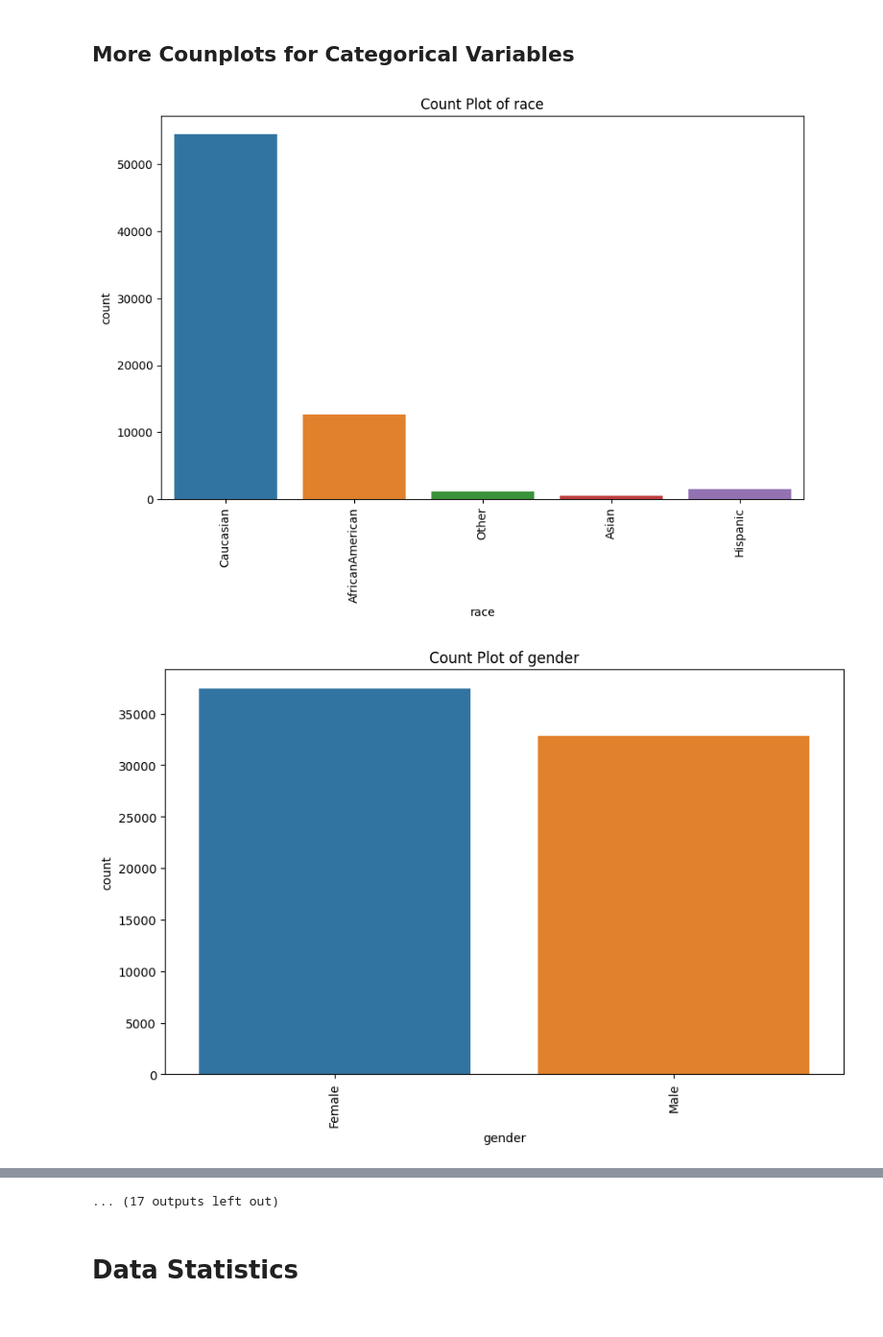
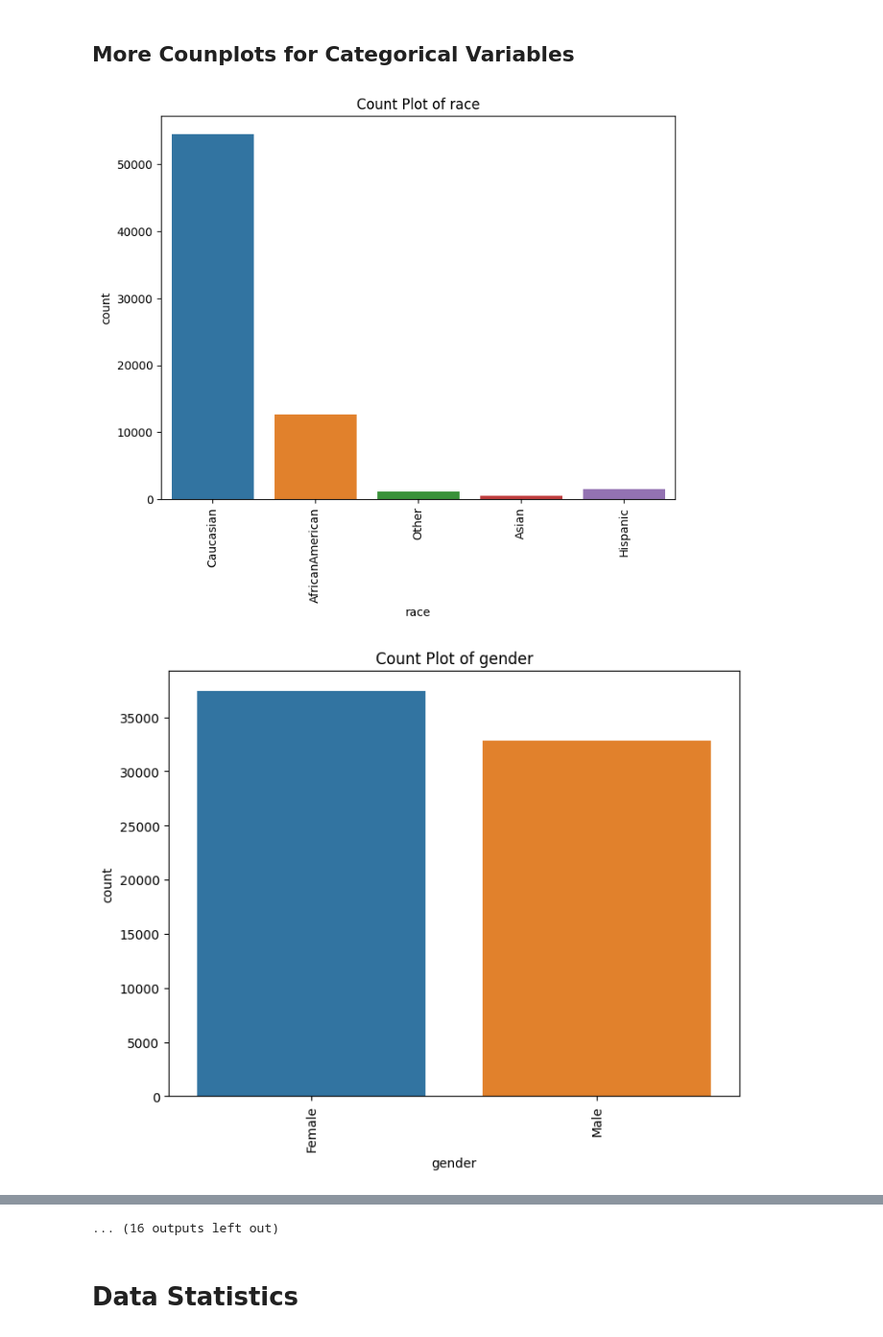
Before and after one commit to Mr-Chang95/Hospital-Readmittance-Classification, a Jupyter notebook: CaseStudy.ipynb, the cells around one changed output, grey strips where cells are left out. Shown at 96% size. Cells and saved outputs as stored; diff of their text form; code cells hidden in the pictures.

Commit message:
Improve plots and add comments

```diff
--- a/CaseStudy.ipynb
+++ b/CaseStudy.ipynb
@@ -540,13 +540,13 @@ Other                 219            143       5    746           42
 # %%
 categorical_vars = df.select_dtypes(include=['object', 'category']).columns
 
 # Create count plots for each categorical variable
 for var in categorical_vars:
-    plt.figure(figsize=(10, 6))  # Adjust the figure size as needed
+    plt.figure(figsize=(8, 6))  # Adjust the figure size as needed
     sns.countplot(x=var, data=df)
     plt.title(f'Count Plot of {var}')
     plt.xticks(rotation=90)  # Rotate x-axis labels for better readability
     plt.show()
 # %% [output]
-[figure, old version]
+[figure, new version]
-[figure, old version]
+[figure, new version]
@@ -563,4 +563,4 @@ for var in categorical_vars:
-... (17 outputs left out)
+... (16 outputs left out)
 # %% [markdown]
 # Data Statistics
 # %%
```
Also changed, not shown: parts of 2 cells of this notebook.
